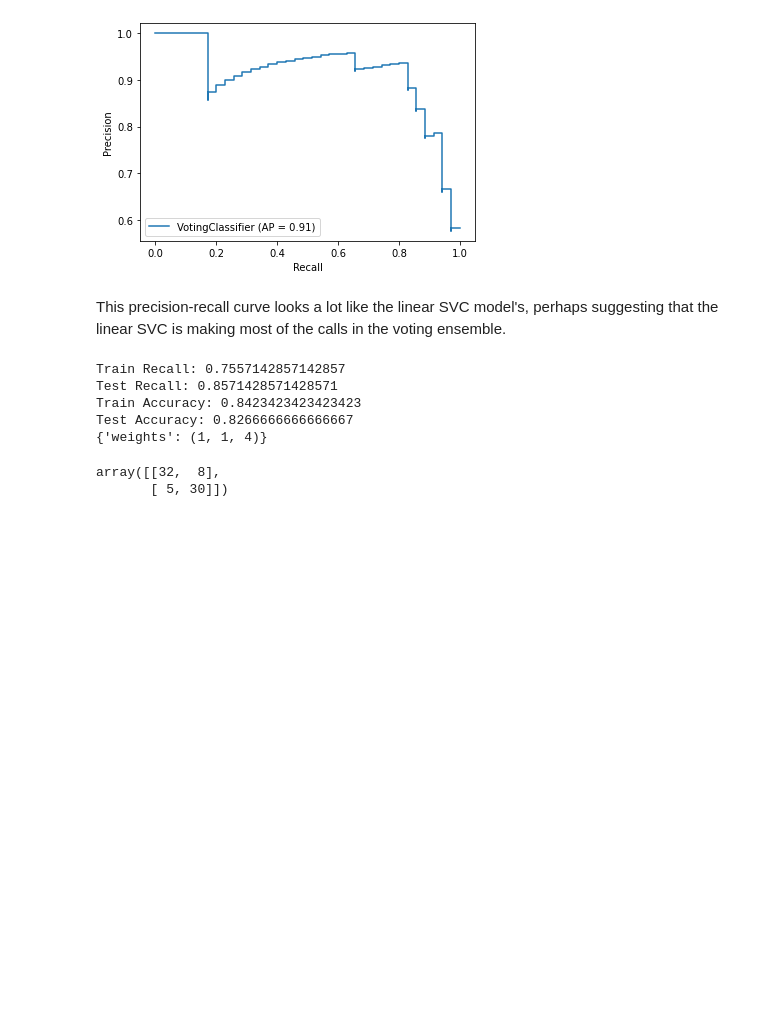
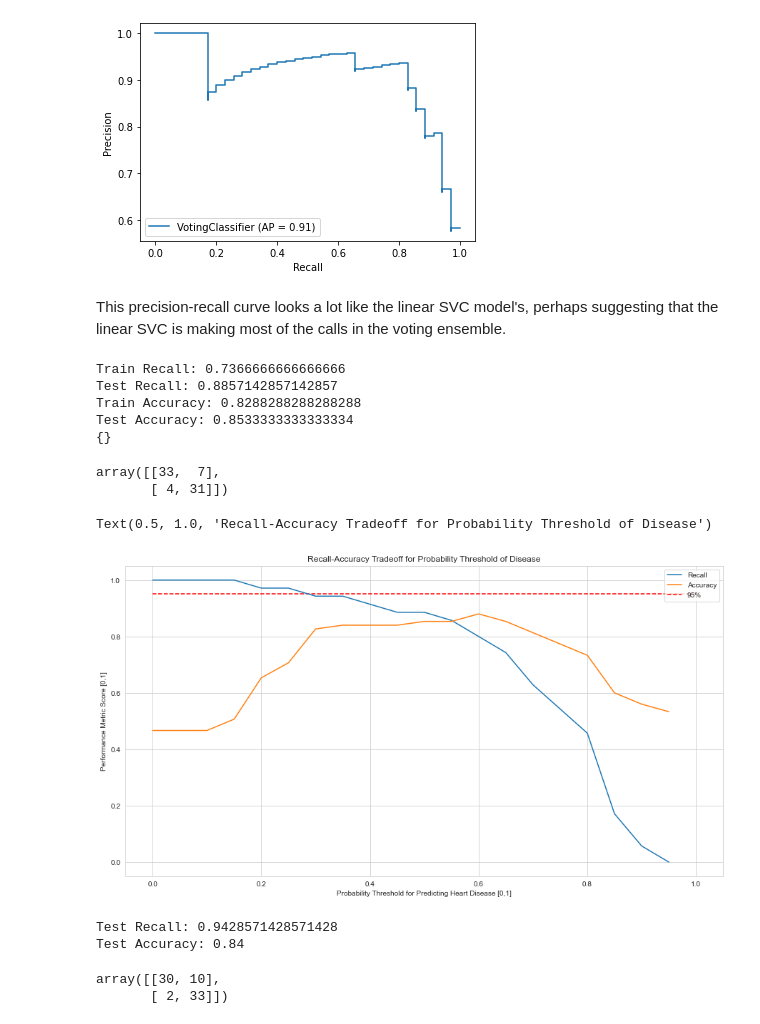
Before and after one commit to stlanier/Flatiron-School-Module-3-Project, a Jupyter notebook: notebooks/3_ensemble_classifier.ipynb, the cells around one changed output. Drawn from its saved outputs; the diff is of its cells as text; code cells hidden in the pictures; blank space fills up the shorter version.

Commit message:
converted ensemble model to output probabilities instead of class predictions for more fine-grain adjustment of recall-accuracy tradeoff

```diff
--- a/notebooks/3_ensemble_classifier.ipynb
+++ b/notebooks/3_ensemble_classifier.ipynb
@@ -23,6 +23,8 @@ from sklearn.linear_model import LogisticRegressionCV, LogisticRegression
 from xgboost import XGBClassifier
 
 %matplotlib inline
+# %%
+sns.set_style('whitegrid')
 # %%
 data = {}
 for dataset in os.listdir('../data/preprocessed'):
@@ -88,10 +90,10 @@ param_grid = {
 #     'svcl__kernel': ['linear'],
 #     'svcl__C': np.linspace(.1, 1, 10),
 #     'svcl__gamma': ['scale', 'auto'],
-    'weights': weight_perms
+#     'weights': weight_perms
 
 }
-gs_hard = GridSearchCV(clf_votehard, param_grid, scoring='recall', cv=5, verbose=2)
+gs_hard = GridSearchCV(clf_votehard, param_grid, scoring='recall', cv=5, verbose=0)
 gs_hard.fit(X_train, y_train)
 
 print(f'Train Recall: {gs_hard.best_score_}')
@@ -168,13 +149,44 @@ print(f'Train Accuracy: {accuracy_score(y_train, gs_soft.predict(X_train))}')
 print(f'Test Accuracy: {accuracy_score(y_test, gs_soft.predict(X_test))}')
 print(gs_soft.best_params_)
 # %% [output]
-Train Recall: 0.7557142857142857
-Test Recall: 0.8571428571428571
-Train Accuracy: 0.8423423423423423
-Test Accuracy: 0.8266666666666667
-{'weights': (1, 1, 4)}
+Train Recall: 0.7366666666666666
+Test Recall: 0.8857142857142857
+Train Accuracy: 0.8288288288288288
+Test Accuracy: 0.8533333333333334
+{}
 # %%
 confusion_matrix(y_test, gs_soft.predict(X_test))
 # %% [output]
-array([[32,  8],
-       [ 5, 30]])
+array([[33,  7],
+       [ 4, 31]])
+# %%
+thresholds = np.arange(0., 1., .05)
+recalls = []
+accuracies = []
+for thr in thresholds:
+    experimental_results = [1 if x > thr else 0 for x in gs_soft.predict_proba(X_test)[:,1]]
+    recalls.append(recall_score(y_test, experimental_results))
+    accuracies.append(accuracy_score(y_test, experimental_results))
+# %%
+plt.figure(figsize=(15,8))
+plt.plot(thresholds,recalls,label='Recall')
+plt.plot(thresholds,accuracies,label='Accuracy')
+plt.hlines(.95, 0, 1, colors='red', linestyle='--', label='95%')
+plt.legend()
+plt.xlabel('Probability Threshold for Predicting Heart Disease [0,1]')
+plt.ylabel('Performance Metric Score [0,1]')
+plt.title('Recall-Accuracy Tradeoff for Probability Threshold of Disease')
+# %% [output]
+Text(0.5, 1.0, 'Recall-Accuracy Tradeoff for Probability Threshold of Disease')
+[figure, added]
+# %%
+threshold = 0.35
+experimental_results = [1 if x > threshold else 0 for x in gs_soft.predict_proba(X_test)[:,1]]
+print(f'Test Recall: {recall_score(y_test, experimental_results)}')
+print(f'Test Accuracy: {accuracy_score(y_test, experimental_results)}')
+confusion_matrix(y_test, experimental_results)
+# %% [output]
+Test Recall: 0.9428571428571428
+Test Accuracy: 0.84
+array([[30, 10],
+       [ 2, 33]])
```
Also changed, not shown: parts of 3 cells of this notebook.
